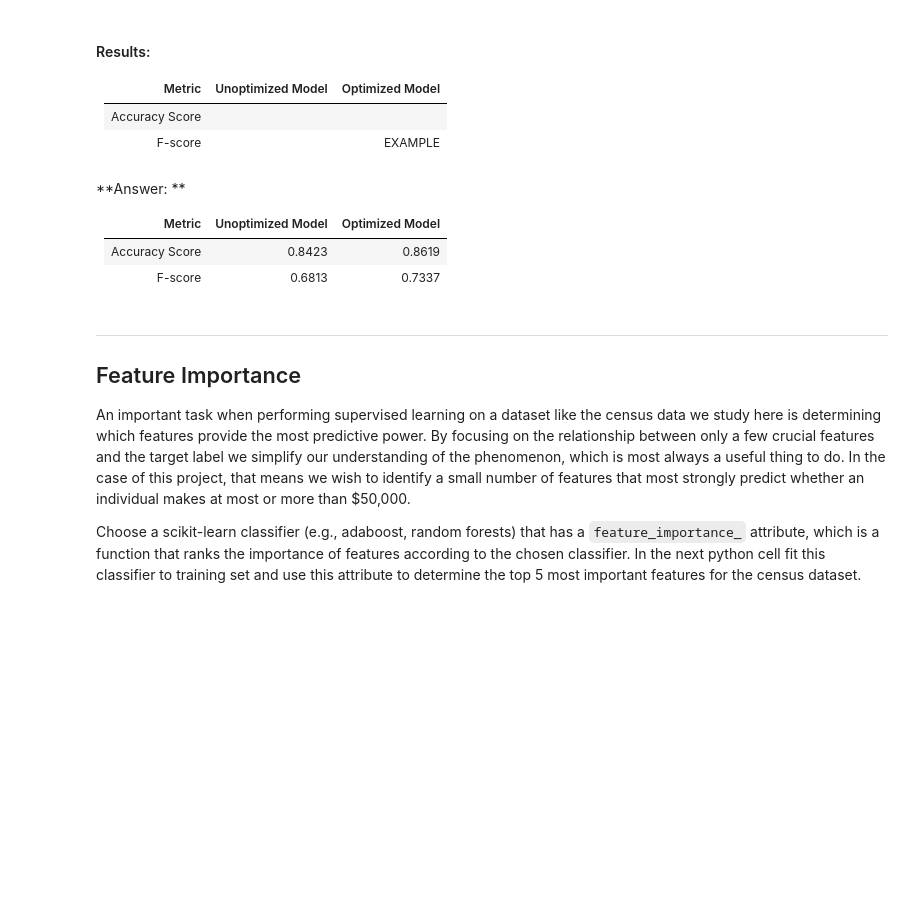
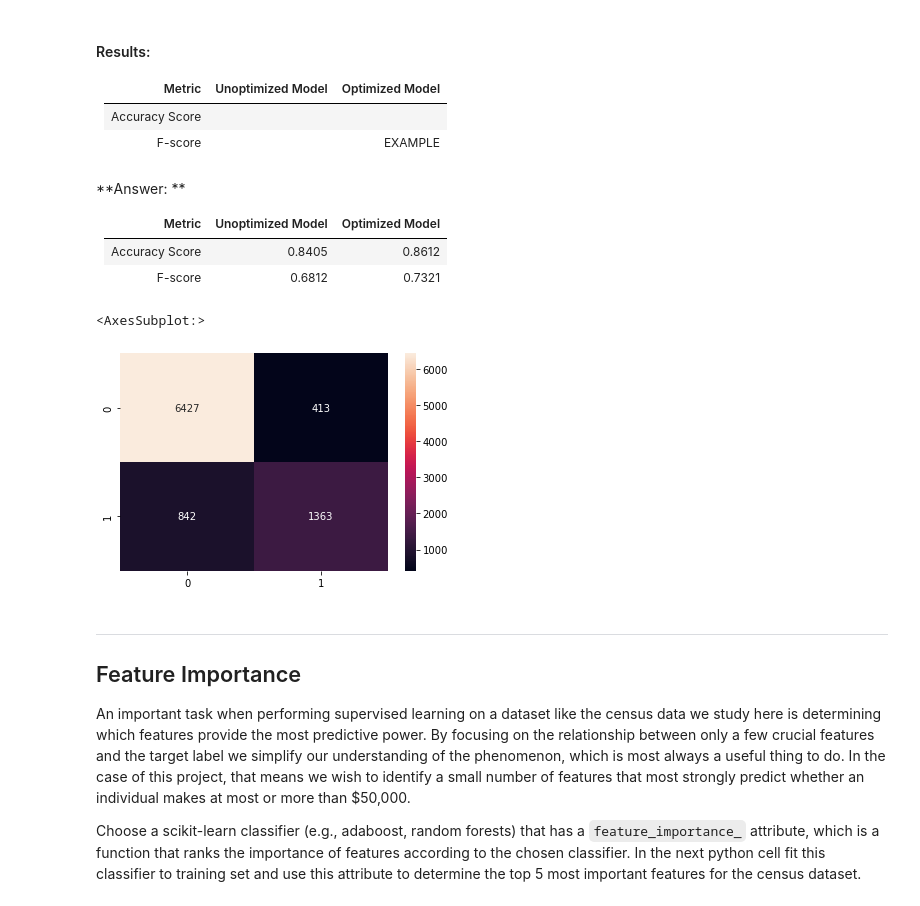
Before and after one commit to ysun90/finding-donors, a Jupyter notebook: finding_donors.ipynb, the cells around one changed output. Saved outputs shown, nothing was run; the diff lists cells and outputs as text; code cells hidden in the pictures; blank space fills up the shorter version.

```diff
--- a/finding_donors.ipynb
+++ b/finding_donors.ipynb
@@ -539,8 +555,17 @@ Final F-score on the testing data: 0.7337
 
 |     Metric     | Unoptimized Model | Optimized Model |
 | :------------: | :---------------: | :-------------: |
-| Accuracy Score |        0.8423        |     0.8619            |
-| F-score        |        0.6813        |       0.7337          |
+| Accuracy Score |        0.8405        |     0.8612           |
+| F-score        |        0.6812        |       0.7321         |
+# %%
+from sklearn.metrics import confusion_matrix
+import seaborn as sns
+%matplotlib inline
+pred = best_clf.predict(X_test)
+sns.heatmap(confusion_matrix(y_test, pred), annot = True, fmt = '')
+# %% [output]
+<AxesSubplot:>
+[figure, added]
 # %% [markdown]
 ----
 ## Feature Importance
```
Also changed, not shown: parts of 6 cells of this notebook.
